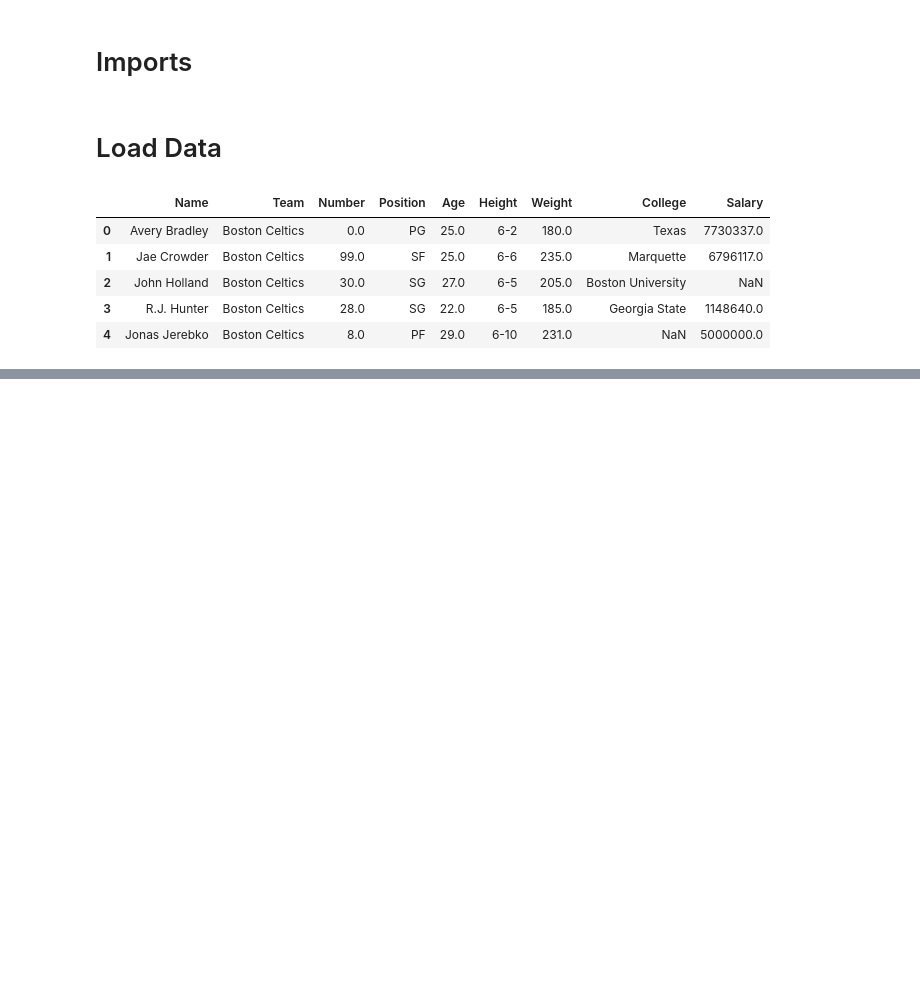
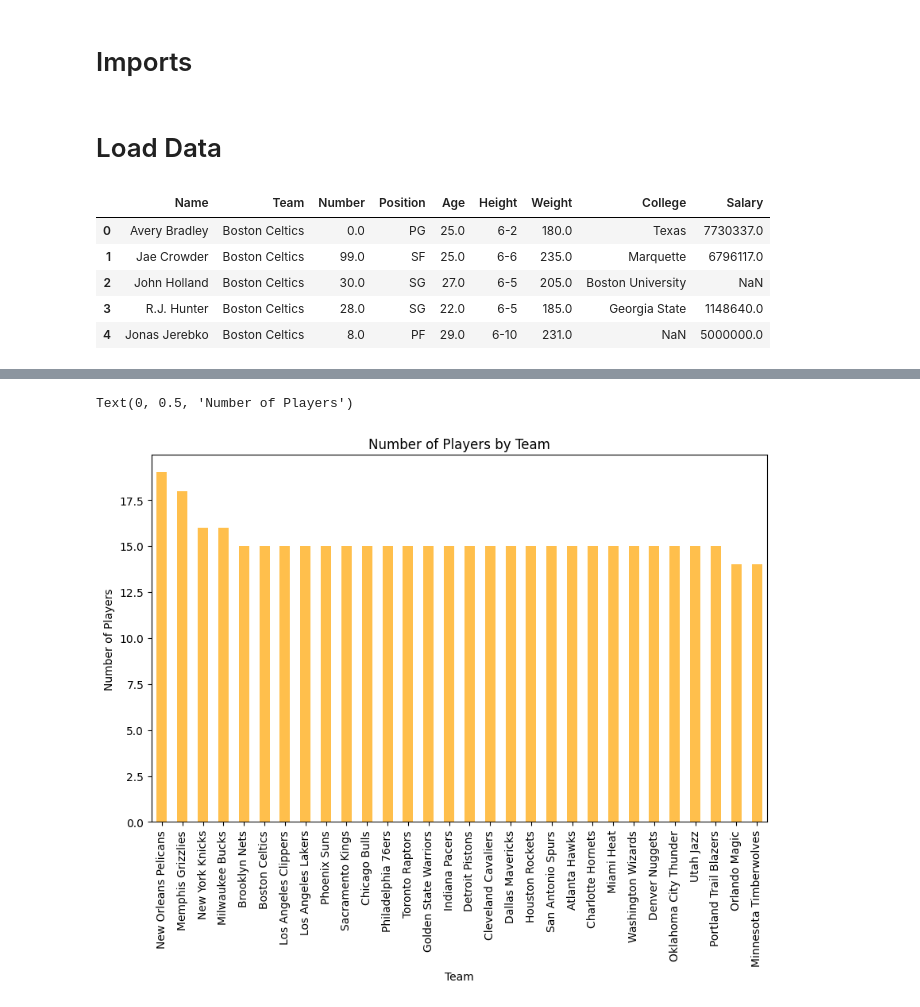
Before and after one commit to alelozanob16/Exploratory_Analysis_NBAData, a Jupyter notebook: exploratoy_analysis.ipynb, the cells around one changed output, grey strips where cells are left out. Saved outputs shown, nothing was run; the diff lists cells and outputs as text; code cells hidden in the pictures; blank space fills up the shorter version.

```diff
--- a/exploratoy_analysis.ipynb
+++ b/exploratoy_analysis.ipynb
@@ -54,0 +205,9 @@ age_mean = nba_data['']
+# %%
+# We doing a bar plot based on the number of players by team
+nba['Team'].value_counts().plot(kind='bar', figsize=(10, 6), color='orange', alpha=0.7)
+plt.title('Number of Players by Team')
+plt.xlabel('Team')
+plt.ylabel('Number of Players')
+# %% [output]
+Text(0, 0.5, 'Number of Players')
+[figure, added]
```
Also changed, not shown: parts of 23 cells of this notebook.
